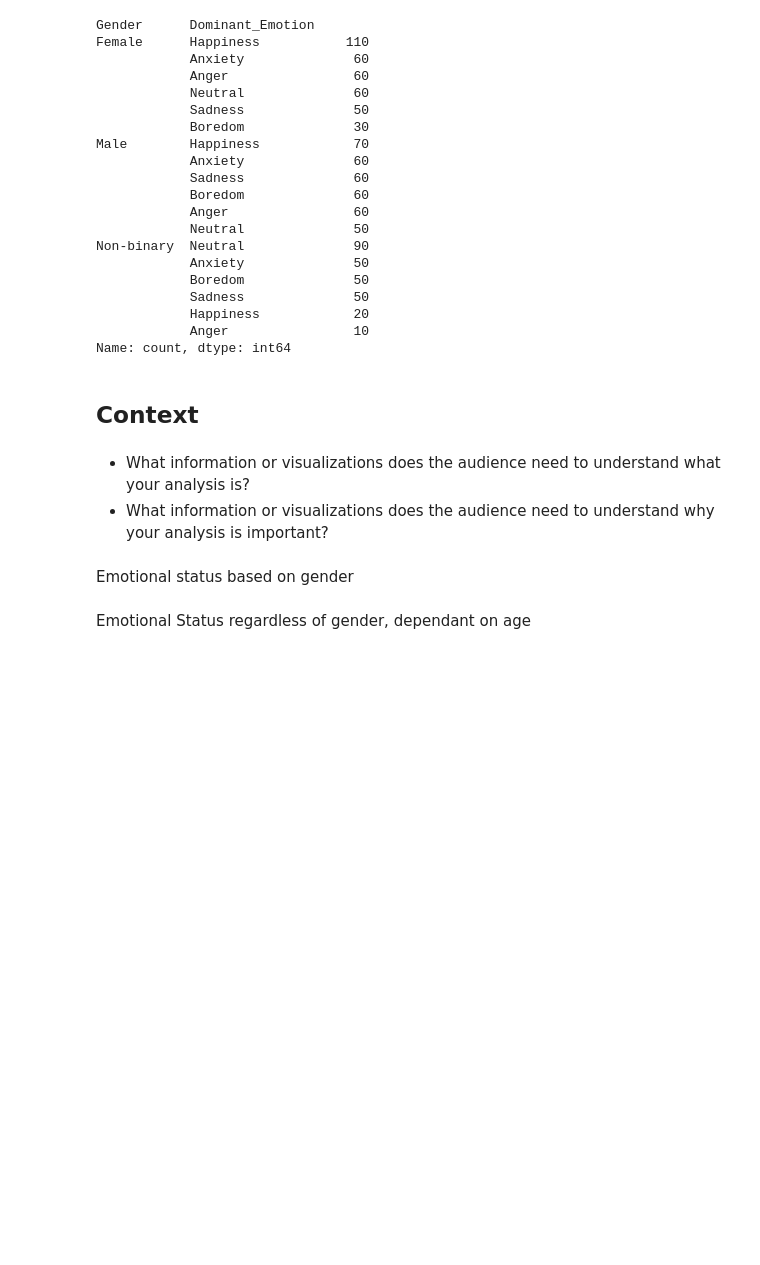
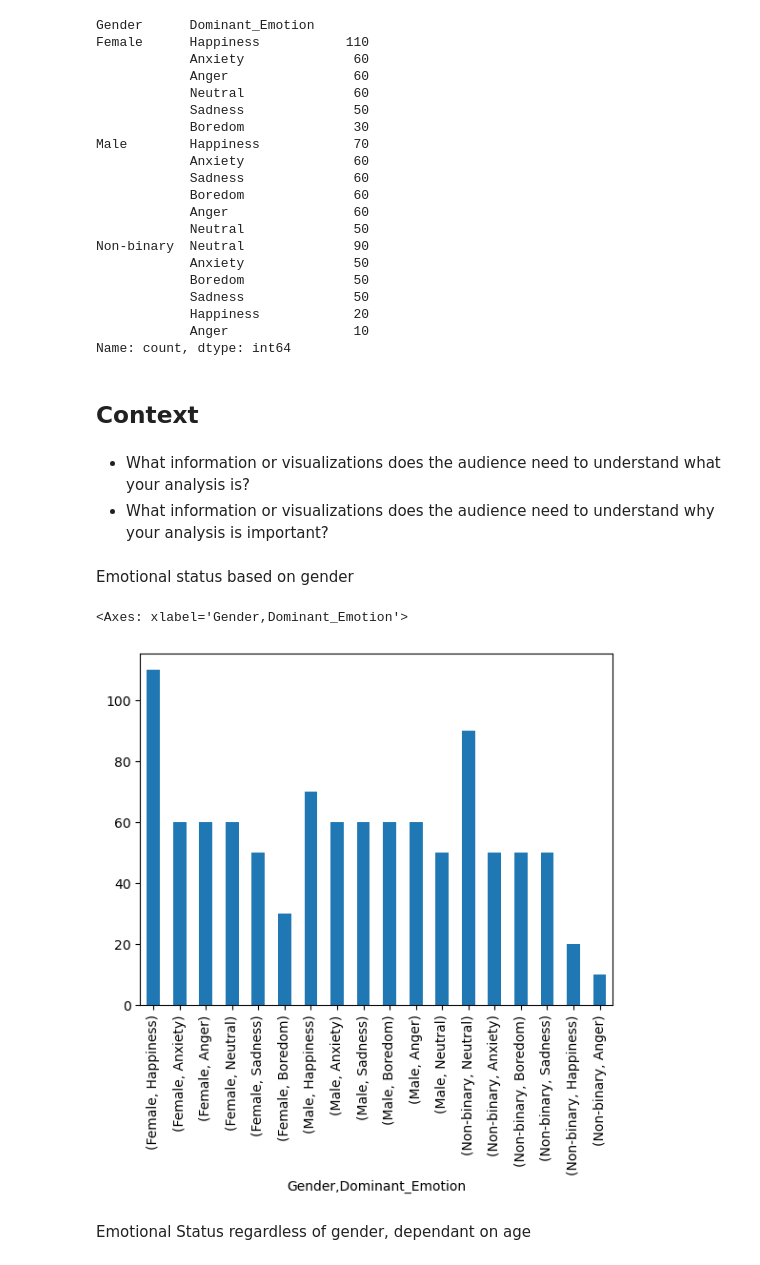
Before and after one commit to Austin-Heard/social-media-emotional-effects, a Jupyter notebook: notebooks/data_template.ipynb, the cells around one changed output. Saved outputs shown, nothing was run; the diff lists cells and outputs as text; code cells hidden in the pictures; blank space fills up the shorter version.

Commit message:
Completes some new graphs, waiting to push until save functionality is implemented

```diff
--- a/notebooks/data_template.ipynb
+++ b/notebooks/data_template.ipynb
@@ -323,5 +316,10 @@ Name: count, dtype: int64
   your analysis is important?
 # %% [markdown]
 Emotional status based on gender
+# %%
+socialmedia_db.groupby("Gender")["Dominant_Emotion"].value_counts().plot.bar()
+# %% [output]
+<Axes: xlabel='Gender,Dominant_Emotion'>
+[figure, added]
 # %% [markdown]
 Emotional Status regardless of gender, dependant on age
```
Also changed, not shown: parts of 9 cells of this notebook, 3 other files.
